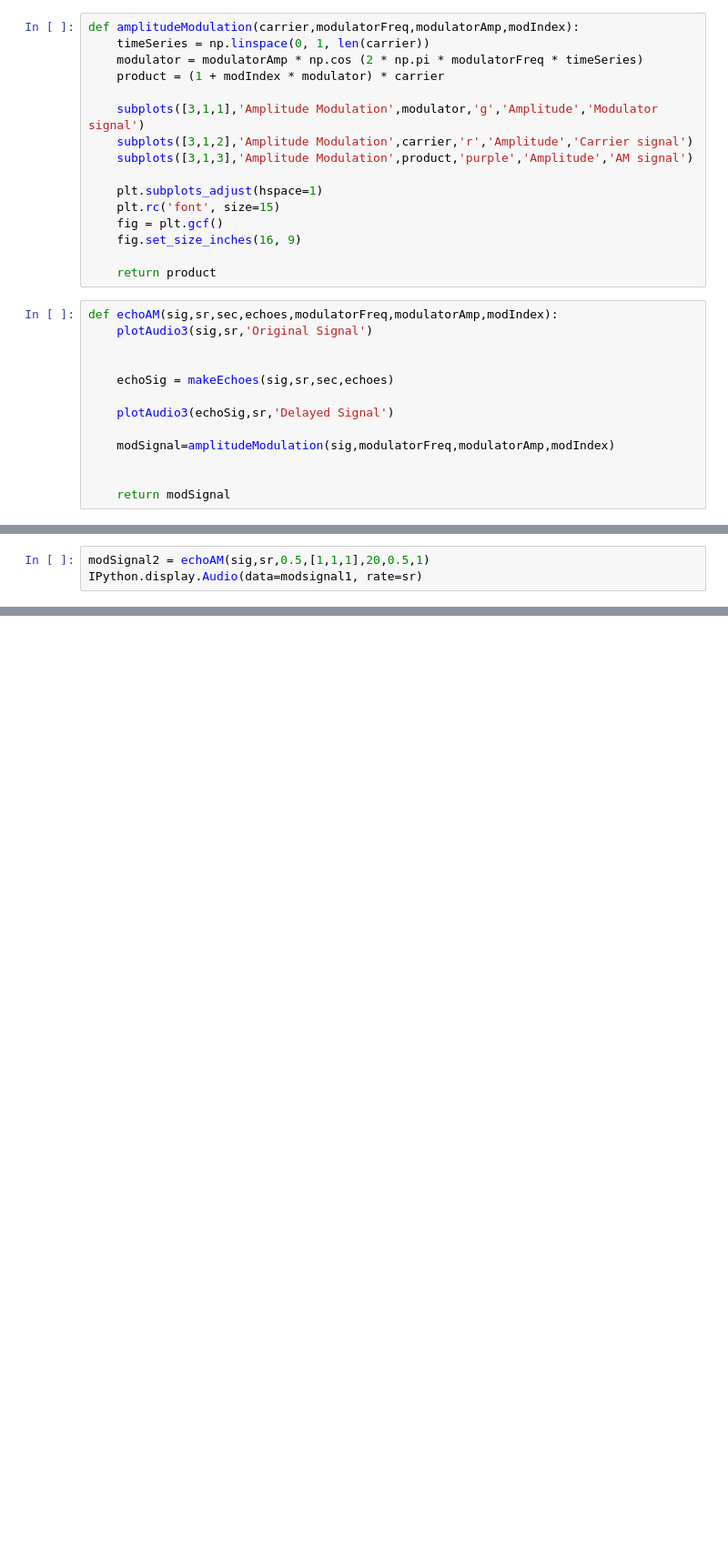
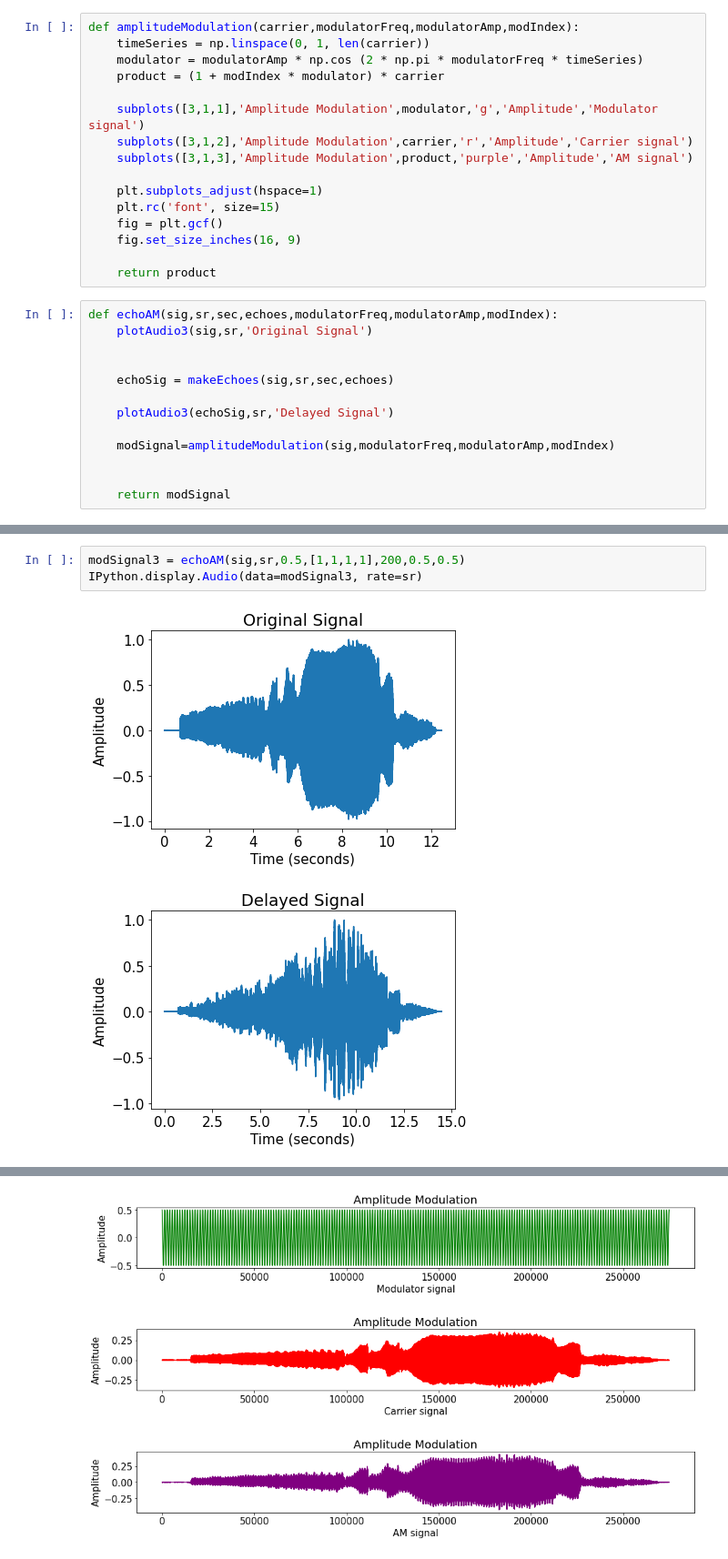
Before and after one commit to JaylenBri/imc2021-JaylenBrissett, a Jupyter notebook: Lab 2-Brissett.ipynb, the cells around one changed output, grey strips where cells are left out. Shown at 91% size. Cells and saved outputs as stored; diff of their text form; blank space fills up the shorter version.

```diff
--- a/Lab 2-Brissett.ipynb
+++ b/Lab 2-Brissett.ipynb
@@ -106,3 +124,6 @@ NameError: name 'modsignal1' is not defined
 # %%
-modSignal2 = echoAM(sig,sr,0.5,[1,1,1],20,0.5,1)
-IPython.display.Audio(data=modsignal1, rate=sr)
+modSignal3 = echoAM(sig,sr,0.5,[1,1,1,1],200,0.5,0.5)
+IPython.display.Audio(data=modSignal3, rate=sr)
+# %% [output]
+[figure, added]
+[figure, added]
@@ -109 +131,2 @@ IPython.display.Audio(data=modsignal1, rate=sr)
+[figure, added]
 # %%
```
Also changed, not shown: parts of 4 cells of this notebook.
